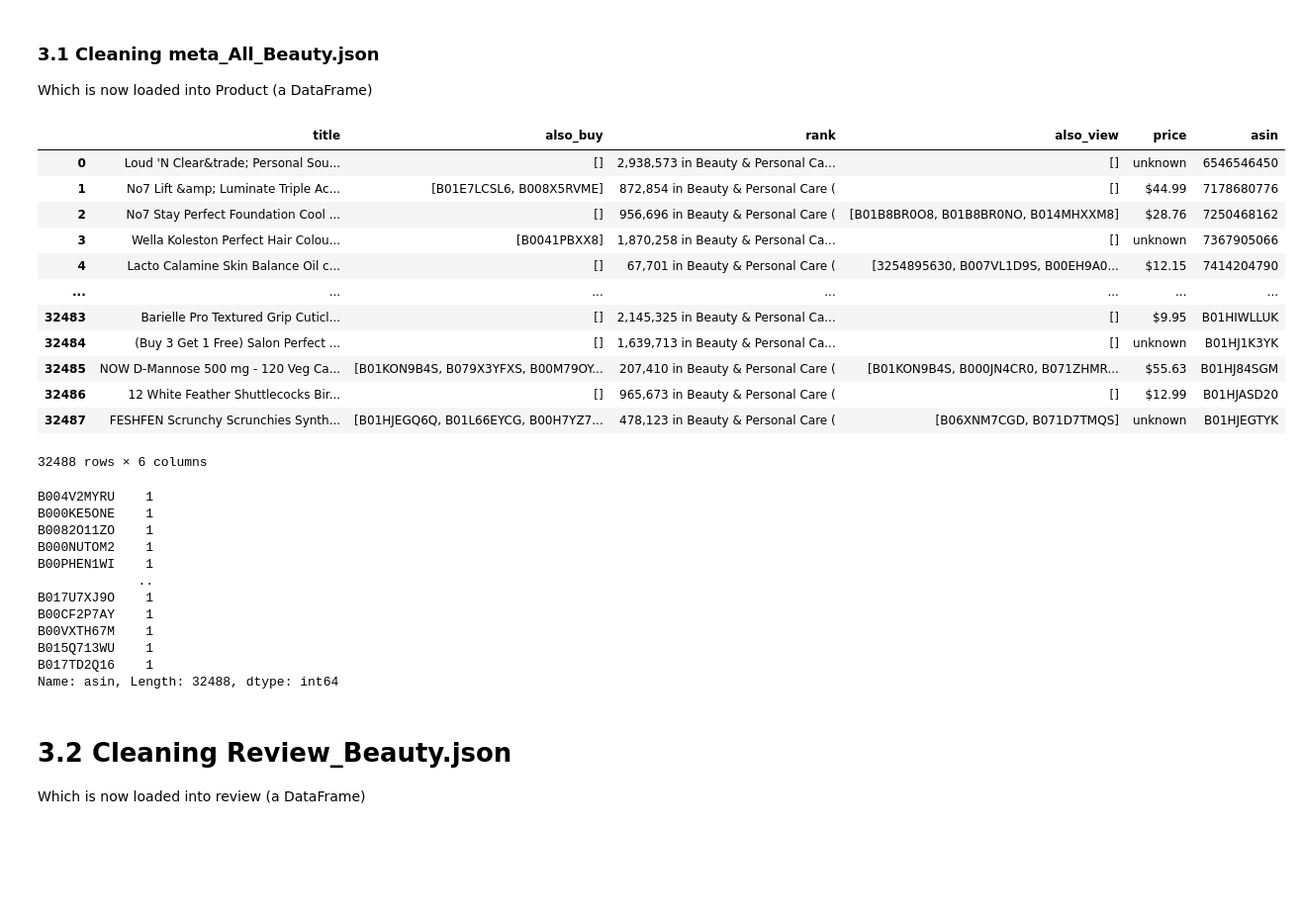
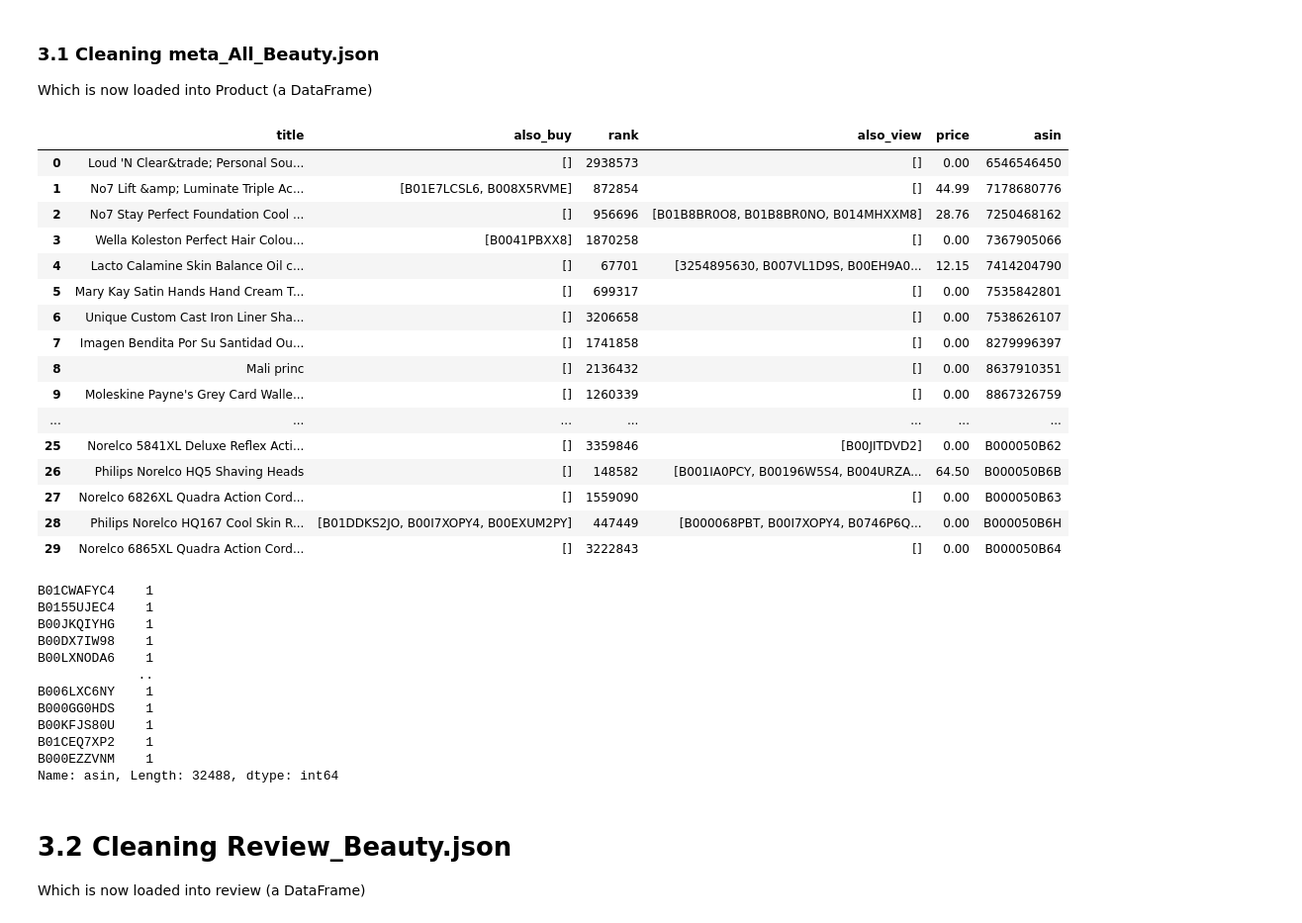
Before and after one commit to BingQuanChua/Amazon-Product-Analysis, a Jupyter notebook: Data Science Project.ipynb, the cells around one changed output. Shown: that part at 99% size. Drawn from its saved outputs; the diff is of its cells as text; code cells hidden in the pictures; blank space fills up the shorter version.

```diff
--- a/Data Science Project.ipynb
+++ b/Data Science Project.ipynb
@@ -75,48 +99,68 @@ Step 4 : Handle missing data
 
 Which is now loaded into Product (a DataFrame)
 # %%
-raw_product_table = pd.DataFrame(product)
 #drop irrelevant observations
 product_table = raw_product_table.drop(['category','tech1','description','fit','image','tech2','brand','feature','main_cat','similar_item','date','details'],axis = 1)
+
 #drop duplicates
 product_table.drop_duplicates(['asin'],inplace = True)
 product_table.reset_index(drop=True, inplace=True)
+
 #fix structural errors
-#product_table = product_table['price'].apply(lambda product_table['price']: 'unknown' if product_table[product_table.price.str[0]] != '$')
+#for column 'rank'
+product_table['rank'].replace(',','', regex=True, inplace=True)
+product_table['rank'] = product_table['rank'].str.extract('(\d+)')
+
+#for column 'price'
+product_table.loc[product_table["price"].str[0] != "$", "price"] = "unknown"
+product_table.loc[product_table["price"].str.contains('-'), "price"] = "unknown"
+product_table['price'].replace("\$","", regex=True, inplace=True)
+product_table['price'].replace(',','', regex=True, inplace=True)
+
 #deal with missing data
-product_table.replace('','unknown', regex=True, inplace=True)
-#product_table.replace('\[]','unknown', regex=True, inplace=True)
-product_table.fillna('unknown',inplace = True)
-product_table
+#product_table.replace('\[]','', regex=True, inplace=True)
+product_table['rank'].fillna(0,inplace = True)
+product_table['price'].replace("unknown",0, regex=True, inplace=True)
+product_table.fillna("unknown",inplace = True)
+
+#changing data type
+product_table['rank']= product_table['rank'].astype(int)
+product_table['price'] = product_table['price'].apply(pd.to_numeric)
+
+product_table.head(30)
 # %% [output]
 |  | title | also_buy | rank | also_view | price | asin |
-| 0 | Loud 'N Clear&trade; Personal Sou... | [] | 2,938,573 in Beauty & Personal Ca... | [] | unknown | 6546546450 |
-| 1 | No7 Lift &amp; Luminate Triple Ac... | [B01E7LCSL6, B008X5RVME] | 872,854 in Beauty & Personal Care ( | [] | $44.99 | 7178680776 |
-| 2 | No7 Stay Perfect Foundation Cool ... | [] | 956,696 in Beauty & Personal Care ( | [B01B8BR0O8, B01B8BR0NO, B014MHXXM8] | $28.76 | 7250468162 |
-| 3 | Wella Koleston Perfect Hair Colou... | [B0041PBXX8] | 1,870,258 in Beauty & Personal Ca... | [] | unknown | 7367905066 |
-| 4 | Lacto Calamine Skin Balance Oil c... | [] | 67,701 in Beauty & Personal Care ( | [3254895630, B007VL1D9S, B00EH9A0... | $12.15 | 7414204790 |
+| 0 | Loud 'N Clear&trade; Personal Sou... | [] | 2938573 | [] | 0.00 | 6546546450 |
+| 1 | No7 Lift &amp; Luminate Triple Ac... | [B01E7LCSL6, B008X5RVME] | 872854 | [] | 44.99 | 7178680776 |
+| 2 | No7 Stay Perfect Foundation Cool ... | [] | 956696 | [B01B8BR0O8, B01B8BR0NO, B014MHXXM8] | 28.76 | 7250468162 |
+| 3 | Wella Koleston Perfect Hair Colou... | [B0041PBXX8] | 1870258 | [] | 0.00 | 7367905066 |
+| 4 | Lacto Calamine Skin Balance Oil c... | [] | 67701 | [3254895630, B007VL1D9S, B00EH9A0... | 12.15 | 7414204790 |
+| 5 | Mary Kay Satin Hands Hand Cream T... | [] | 699317 | [] | 0.00 | 7535842801 |
+| 6 | Unique Custom Cast Iron Liner Sha... | [] | 3206658 | [] | 0.00 | 7538626107 |
+| 7 | Imagen Bendita Por Su Santidad Ou... | [] | 1741858 | [] | 0.00 | 8279996397 |
+| 8 | Mali princ | [] | 2136432 | [] | 0.00 | 8637910351 |
+| 9 | Moleskine Payne's Grey Card Walle... | [] | 1260339 | [] | 0.00 | 8867326759 |
 | ... | ... | ... | ... | ... | ... | ... |
-| 32483 | Barielle Pro Textured Grip Cuticl... | [] | 2,145,325 in Beauty & Personal Ca... | [] | $9.95 | B01HIWLLUK |
-| 32484 | (Buy 3 Get 1 Free) Salon Perfect ... | [] | 1,639,713 in Beauty & Personal Ca... | [] | unknown | B01HJ1K3YK |
-| 32485 | NOW D-Mannose 500 mg - 120 Veg Ca... | [B01KON9B4S, B079X3YFXS, B00M79OY... | 207,410 in Beauty & Personal Care ( | [B01KON9B4S, B000JN4CR0, B071ZHMR... | $55.63 | B01HJ84SGM |
-| 32486 | 12 White Feather Shuttlecocks Bir... | [] | 965,673 in Beauty & Personal Care ( | [] | $12.99 | B01HJASD20 |
-| 32487 | FESHFEN Scrunchy Scrunchies Synth... | [B01HJEGQ6Q, B01L66EYCG, B00H7YZ7... | 478,123 in Beauty & Personal Care ( | [B06XNM7CGD, B071D7TMQS] | unknown | B01HJEGTYK |
+| 25 | Norelco 5841XL Deluxe Reflex Acti... | [] | 3359846 | [B00JITDVD2] | 0.00 | B000050B62 |
+| 26 | Philips Norelco HQ5 Shaving Heads | [] | 148582 | [B001IA0PCY, B00196W5S4, B004URZA... | 64.50 | B000050B6B |
+| 27 | Norelco 6826XL Quadra Action Cord... | [] | 1559090 | [] | 0.00 | B000050B63 |
+| 28 | Philips Norelco HQ167 Cool Skin R... | [B01DDKS2JO, B00I7XOPY4, B00EXUM2PY] | 447449 | [B000068PBT, B00I7XOPY4, B0746P6Q... | 0.00 | B000050B6H |
+| 29 | Norelco 6865XL Quadra Action Cord... | [] | 3222843 | [] | 0.00 | B000050B64 |
-32488 rows × 6 columns
 # %%
 unique = product_table["asin"].value_counts()
 unique
 # %% [output]
-B004V2MYRU    1
-B000KE5ONE    1
-B0082O11ZO    1
-B000NUTOM2    1
-B00PHEN1WI    1
+B01CWAFYC4    1
+B0155UJEC4    1
+B00JKQIYHG    1
+B00DX7IW98    1
+B00LXNODA6    1
              ..
-B017U7XJ9O    1
-B00CF2P7AY    1
-B00VXTH67M    1
-B015Q713WU    1
-B017TD2Q16    1
+B006LXC6NY    1
+B000GG0HDS    1
+B00KFJS80U    1
+B01CEQ7XP2    1
+B000EZZVNM    1
 Name: asin, Length: 32488, dtype: int64
 # %% [markdown]
 # 3.2 Cleaning Review_Beauty.json
```
Also changed, not shown: parts of 3 cells of this notebook.
